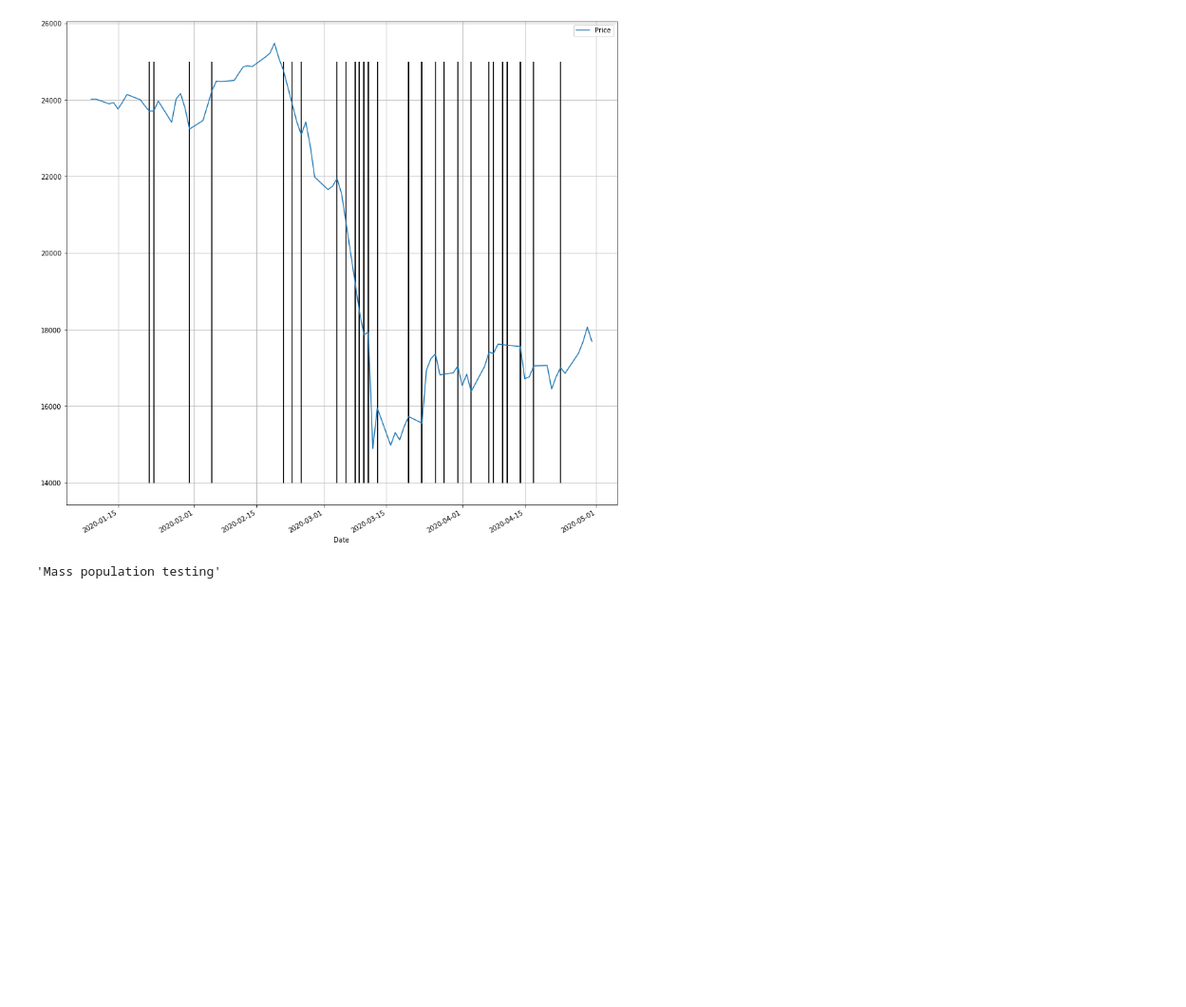
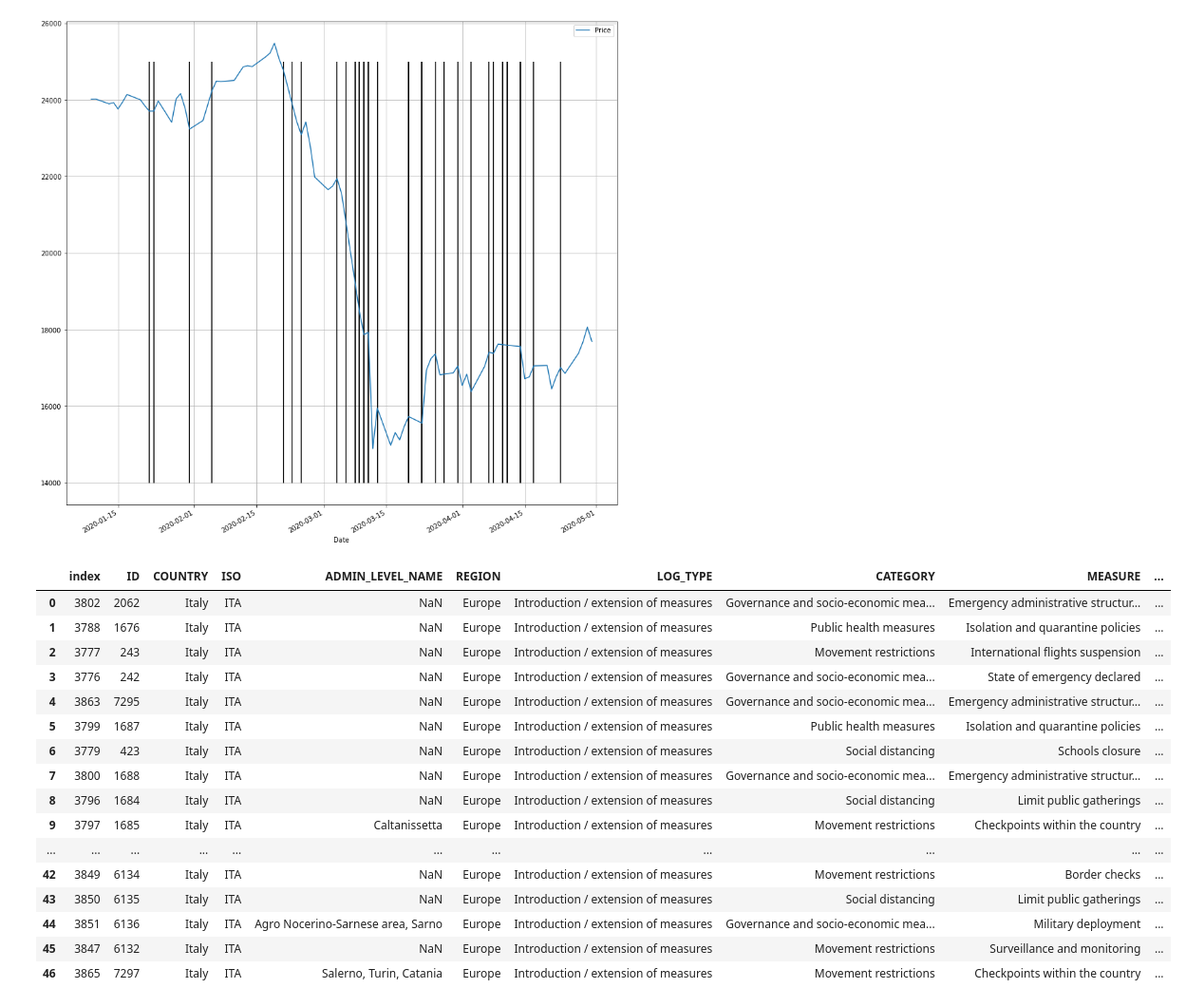
Before and after one commit to dimnl/modum, a Jupyter notebook: correlation/GradientBoosting.ipynb, the cells around one changed output. Shown: that part at 95% size. Cells and saved outputs as stored; diff of their text form; code cells hidden in the pictures; blank space fills up the shorter version.

```diff
--- a/correlation/GradientBoosting.ipynb
+++ b/correlation/GradientBoosting.ipynb
@@ -166,6 +166,22 @@ plt.vlines(x=measures_it['DATE_IMPLEMENTED'].values, ymin=14000, ymax=25000)
 # %%
 measures_it.MEASURE.values[measure_index]
 # stock_it.Date
-# measures_it.MEASURE.values
+measures_it
 # %% [output]
-'Mass population testing'
+|  | index | ID | COUNTRY | ISO | ADMIN_LEVEL_NAME | REGION | LOG_TYPE | CATEGORY | MEASURE | ... |
+| 0 | 3802 | 2062 | Italy | ITA | NaN | Europe | Introduction / extension of measures | Governance and socio-economic mea... | Emergency administrative structur... | ... |
+| 1 | 3788 | 1676 | Italy | ITA | NaN | Europe | Introduction / extension of measures | Public health measures | Isolation and quarantine policies | ... |
+| 2 | 3777 | 243 | Italy | ITA | NaN | Europe | Introduction / extension of measures | Movement restrictions | International flights suspension | ... |
+| 3 | 3776 | 242 | Italy | ITA | NaN | Europe | Introduction / extension of measures | Governance and socio-economic mea... | State of emergency declared | ... |
+| 4 | 3863 | 7295 | Italy | ITA | NaN | Europe | Introduction / extension of measures | Governance and socio-economic mea... | Emergency administrative structur... | ... |
+| 5 | 3799 | 1687 | Italy | ITA | NaN | Europe | Introduction / extension of measures | Public health measures | Isolation and quarantine policies | ... |
+| 6 | 3779 | 423 | Italy | ITA | NaN | Europe | Introduction / extension of measures | Social distancing | Schools closure | ... |
+| 7 | 3800 | 1688 | Italy | ITA | NaN | Europe | Introduction / extension of measures | Governance and socio-economic mea... | Emergency administrative structur... | ... |
+| 8 | 3796 | 1684 | Italy | ITA | NaN | Europe | Introduction / extension of measures | Social distancing | Limit public gatherings | ... |
+| 9 | 3797 | 1685 | Italy | ITA | Caltanissetta | Europe | Introduction / extension of measures | Movement restrictions | Checkpoints within the country | ... |
+| ... | ... | ... | ... | ... | ... | ... | ... | ... | ... | ... |
+| 42 | 3849 | 6134 | Italy | ITA | NaN | Europe | Introduction / extension of measures | Movement restrictions | Border checks | ... |
+| 43 | 3850 | 6135 | Italy | ITA | NaN | Europe | Introduction / extension of measures | Social distancing | Limit public gatherings | ... |
+| 44 | 3851 | 6136 | Italy | ITA | Agro Nocerino-Sarnese area, Sarno | Europe | Introduction / extension of measures | Governance and socio-economic mea... | Military deployment | ... |
+| 45 | 3847 | 6132 | Italy | ITA | NaN | Europe | Introduction / extension of measures | Movement restrictions | Surveillance and monitoring | ... |
+| 46 | 3865 | 7297 | Italy | ITA | Salerno, Turin, Catania | Europe | Introduction / extension of measures | Movement restrictions | Checkpoints within the country | ... |
```
Also changed, not shown: 1 other file.
